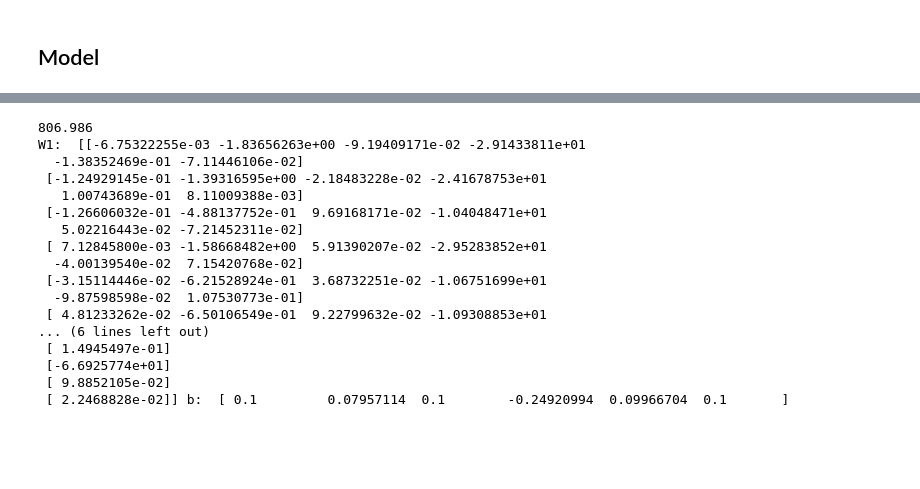
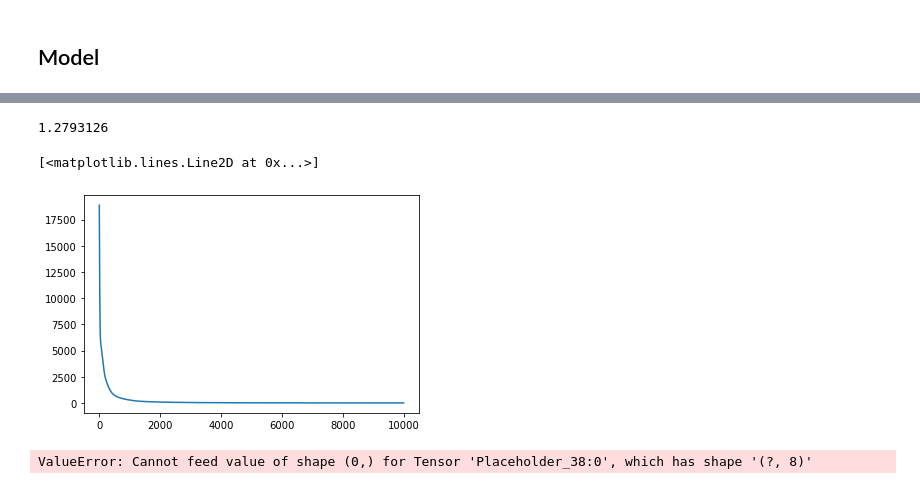
Before and after one commit to kggold4/final-project-deep-learning-image-inpainting, a Jupyter notebook: P2_multi-layer_perceptron_tensorflow_1.ipynb, the cells around one changed output, grey strips where cells are left out. Drawn from its saved outputs; the diff is of its cells as text; code cells hidden in the pictures; blank space fills up the shorter version.

```diff
--- a/P2_multi-layer_perceptron_tensorflow_1.ipynb
+++ b/P2_multi-layer_perceptron_tensorflow_1.ipynb
@@ -118,8 +98,9 @@ y_train_r
 # %% [markdown]
 ## Model
 # %%
-features = 8 # each channel
+features = 8 # each pixel
 hidden_layer_nodes = 10
+loss_plot = []
 x = tf.placeholder(tf.float32, [None, features])
 y_ = tf.placeholder(tf.float32, [None, 1])
 W1 = tf.Variable(tf.truncated_normal([features, hidden_layer_nodes]))
@@ -131,19 +112,11 @@ b2 = tf.Variable(0.)
 z2 = tf.matmul(a1,W2) + b2
 
 loss = tf.reduce_mean(tf.pow(z2 - y_, 2))
-update = tf.train.AdamOptimizer(0.001).minimize(loss)
+update = tf.train.AdamOptimizer(0.001).minimize(loss) # using adam optimizer
 
 sess = tf.Session()
 sess.run(tf.global_variables_initializer())
 
 for i in range(0,10000):
         sess.run(update, feed_dict = {x:x_train_r, y_:y_train_r})
-        if i % 1000 == 0:
-
-                print(loss.eval(session=sess, feed_dict = {x:x_train_r, y_:y_train_r}))
-        elif i == 10:
-                print("W1: ", sess.run(W1), "w2: ", sess.run(W2), "b: ", sess.run(b1))
-
-
-
-        # sess.run(update, feed_dict = {x:data_x, y_:data_y})
+        loss_plot.append(loss.eval(session=sess, feed_dict = {x:x_train_r, y_:y_train_r}))
@@ -168,23 +123,31 @@ W1:  [[ 0.2717188   0.20013906  0.03758326  0.10197315  0.60394126 -0.5341603
-# %%
-# print('prediction: ', y.eval(session=sess, feed_dict = 	{x:[[13,12], [0,33], [40,3], [1,1], [50,50]]}))
-# sess.run(update, feed_dict = {x:x_train_r, y_:y_train_r})
-print(loss.eval(session=sess, feed_dict = {x:x_train_r, y_:y_train_r}))
-print("W1: ", sess.run(W1), "w2: ", sess.run(W2), "b: ", sess.run(b1))
-# %% [output]
-806.986
-W1:  [[-6.75322255e-03 -1.83656263e+00 -9.19409171e-02 -2.91433811e+01
-  -1.38352469e-01 -7.11446106e-02]
- [-1.24929145e-01 -1.39316595e+00 -2.18483228e-02 -2.41678753e+01
-   1.00743689e-01  8.11009388e-03]
- [-1.26606032e-01 -4.88137752e-01  9.69168171e-02 -1.04048471e+01
-   5.02216443e-02 -7.21452311e-02]
- [ 7.12845800e-03 -1.58668482e+00  5.91390207e-02 -2.95283852e+01
-  -4.00139540e-02  7.15420768e-02]
- [-3.15114446e-02 -6.21528924e-01  3.68732251e-02 -1.06751699e+01
-  -9.87598598e-02  1.07530773e-01]
- [ 4.81233262e-02 -6.50106549e-01  9.22799632e-02 -1.09308853e+01
-... (6 lines left out)
- [ 1.4945497e-01]
- [-6.6925774e+01]
- [ 9.8852105e-02]
- [ 2.2468828e-02]] b:  [ 0.1         0.07957114  0.1        -0.24920994  0.09966704  0.1       ]
+# %%
+print(np.sqrt(loss.eval(session=sess, feed_dict = {x:x_train_r, y_:y_train_r})))
+# %% [output]
+1.2793126
+# %%
+plt.pyplot.plot(loss_plot)
+# %% [output]
+[<matplotlib.lines.Line2D at 0x...>]
+[figure, added]
+# %%
+valid_x_r = []
+valid_y_r = []
+for i in range(len(valid_r_data)):
+    valid_x_r.append(valid_r_data[i][0:INDEX_END].tolist())
+    valid_y_r.append([valid_r_data[i][INDEX_END].tolist()])
+valid_x_g = []
+valid_y_g = []
+for i in range(len(valid_g_data)):
+    valid_x_g.append(valid_g_data[i][0:INDEX_END].tolist())
+    valid_y_g.append([valid_g_data[i][INDEX_END].tolist()])
+valid_x_b = []
+valid_y_b = []
+for i in range(len(valid_g_data)):
+    valid_x_b.append(valid_b_data[i][0:INDEX_END].tolist())
+    valid_y_b.append([valid_b_data[i][INDEX_END].tolist()])
+
+print("sqaured validation error on the red channel:", np.sqrt(loss.eval(session=sess, feed_dict = {x:valid_x_r, y_:valid_y_r})))
+print("sqaured validation error on the green channel:", np.sqrt(loss.eval(session=sess, feed_dict = {x:valid_x_g, y_:valid_y_g})))
+print("sqaured validation error on the blue channel:", np.sqrt(loss.eval(session=sess, feed_dict = {x:valid_x_b, y_:valid_y_b})))
+# %% [output]
+ValueError: Cannot feed value of shape (0,) for Tensor 'Placeholder_38:0', which has shape '(?, 8)'
```
Also changed, not shown: parts of 4 cells of this notebook, 1 other file.
